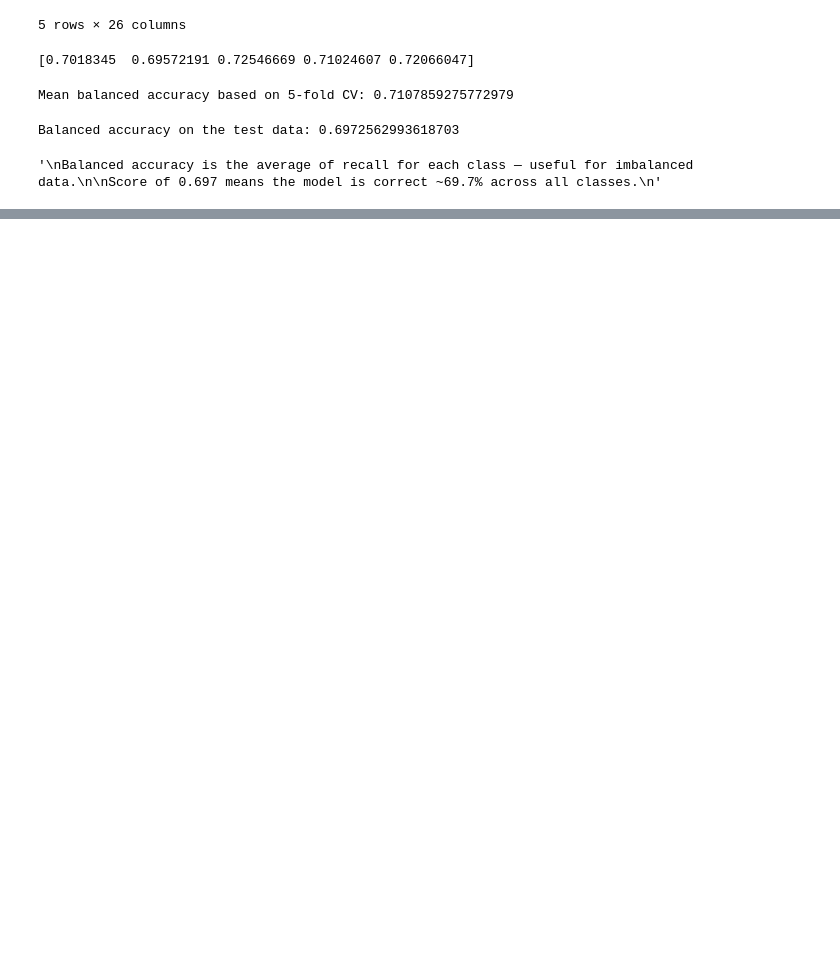
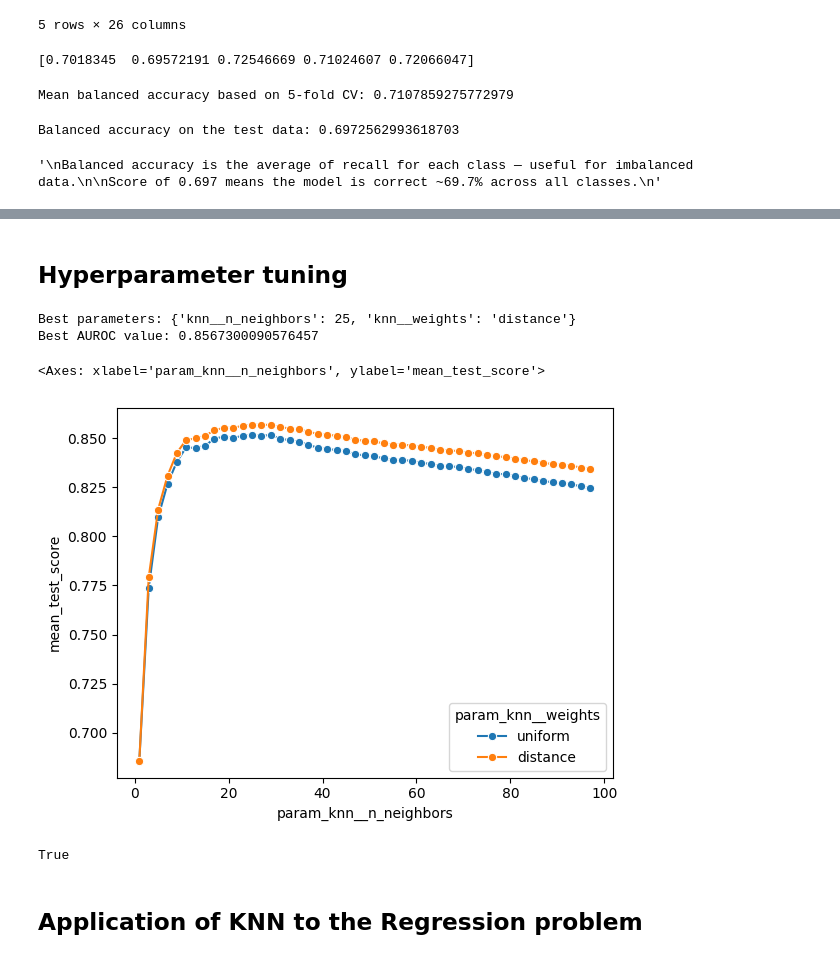
Before and after one commit to Mukhammadkodir27/Advanced_Python, a Jupyter notebook: Machine_Learning/Machine-Learning2.ipynb, the cells around one changed output, grey strips where cells are left out. Saved outputs shown, nothing was run; the diff lists cells and outputs as text; code cells hidden in the pictures; blank space fills up the shorter version.

```diff
--- a/Machine_Learning/Machine-Learning2.ipynb
+++ b/Machine_Learning/Machine-Learning2.ipynb
@@ -826,0 +927,21 @@ Score of 0.697 means the model is correct ~69.7% across all classes.
+# %%
+# let's see what a different number of neighbors will change
+
+# let's assume k=3
+
+knn_churn2 = KNeighborsClassifier(n_neighbors=3)
+knn_churn2.fit(X_train, y_train)
+
+churn_knn_fitted2 = knn_churn2.predict(X_train)
+churn_knn_predictions2 = knn_churn2.predict(X_test)
+
+# let's see the classification reports
+print("Results in the training sample:")
+print(classification_report(y_train, churn_knn_fitted2))
+print("Results in the test sample:")
+print(classification_report(y_test, churn_knn_predictions2))
+
+# here is a clear difference between the training and testing sample
+# which suggests an overfitting problem
+
+# let's look for the optimal value of parameter k using cross-validation
@@ -826,0 +968,2 @@ Score of 0.697 means the model is correct ~69.7% across all classes.
+# %% [markdown]
+## Hyperparameter tuning
@@ -826,0 +1011,44 @@ Score of 0.697 means the model is correct ~69.7% across all classes.
+# %%
+# train the algorithm
+knn_grid_search.fit(X_train, y_train)
+
+# Best parameters
+print('Best parameters:', knn_grid_search.best_params_)
+print('Best AUROC value:', knn_grid_search.best_score_)
+# %% [output]
+Best parameters: {'knn__n_neighbors': 25, 'knn__weights': 'distance'}
+Best AUROC value: 0.8567300090576457
+# %%
+# converting results to DataFrame
+knn_grid_search_df = pd.DataFrame(knn_grid_search.cv_results_)
+
+sns.lineplot(
+    x = knn_grid_search_df['param_knn__n_neighbors'],
+    y = knn_grid_search_df['mean_test_score'],
+    hue = knn_grid_search_df['param_knn__weights'],
+    marker = 'o'
+)
+
+# you can see that in general distance weighting works better (higher AUROC)
+# %% [output]
+<Axes: xlabel='param_knn__n_neighbors', ylabel='mean_test_score'>
+[figure, added]
+# %%
+# the resulting object from validation can be directly used
+# to get a prediction on new data
+
+y_pred_probs = knn_grid_search.predict_proba(X_test)
+
+# you can also extract the best model as a separate object
+best_knn = knn_grid_search.best_estimator_
+# works the same as knn_grid_search.predict()
+y_pred_probs2 = best_knn.predict_proba(X_test)
+
+# results will be identical
+print(np.array_equal(y_pred_probs, y_pred_probs2))
+
+# True -> values are identical
+# %% [output]
+True
+# %% [markdown]
+## Application of KNN to the Regression problem
```
Also changed, not shown: parts of 12 cells of this notebook.
